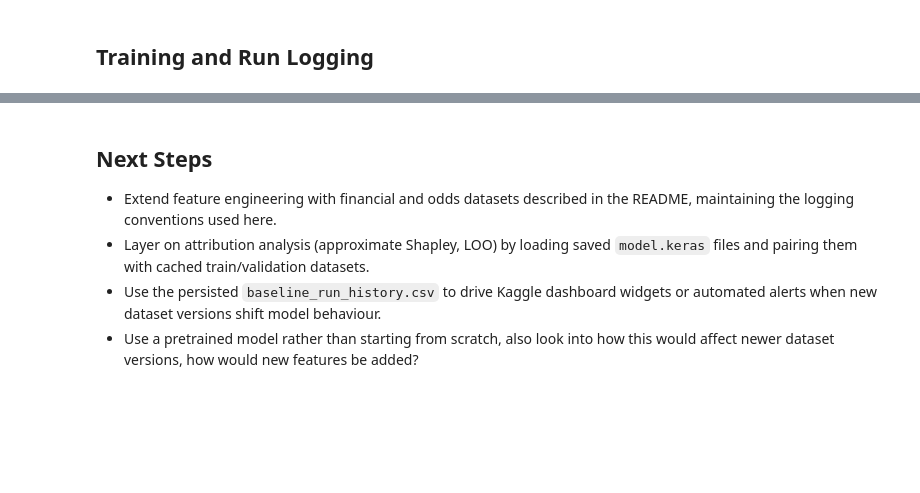
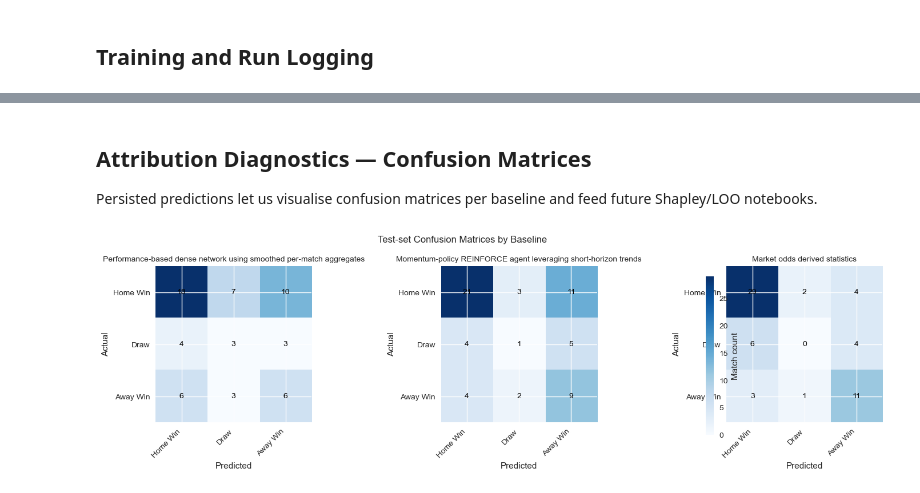
Before and after one commit to Beautiful-Game-Oracle/The-Beautiful-Game-Oracle, a Jupyter notebook: Football Predictor Models.ipynb, the cells around one changed output, grey strips where cells are left out. Drawn from its saved outputs; the diff is of its cells as text; code cells hidden in the pictures; blank space fills up the shorter version.

```diff
--- a/Football Predictor Models.ipynb
+++ b/Football Predictor Models.ipynb
@@ -824,8 +736,6 @@ class PerformanceFeatureView(BaseFeatureView):
             df["log_points_ratio_avg5"] = np.log((df["home_points_avg5"] + self.EPS) / (df["away_points_avg5"] + self.EPS))
             df["log_xg_ratio_avg5"] = np.log((df["home_xg_for_avg5"] + self.EPS) / (df["away_xg_for_avg5"] + self.EPS))
 
-            df["match_day_sin"] = np.sin(2.0 * np.pi * df["match_day_of_year_norm"].fillna(0.0))
-            df["match_day_cos"] = np.cos(2.0 * np.pi * df["match_day_of_year_norm"].fillna(0.0))
 
         if "log_shot_ratio_avg5" not in df.columns and {"home_shots_for_avg5", "away_shots_for_avg5"}.issubset(df.columns):
             df["log_shot_ratio_avg5"] = np.log(
@@ -851,6 +761,24 @@ class PerformanceFeatureView(BaseFeatureView):
         if self._feature_cols is None:
             self.prepare()
             columns = [
+                "home_goal_diff_std5",
+                "away_goal_diff_std5",
+                "goal_diff_std_gap5",
+                "home_goal_diff_exp_decay",
+                "away_goal_diff_exp_decay",
+                "goal_diff_exp_decay_gap",
+                "home_xg_diff_std5",
+                "away_xg_diff_std5",
+                "xg_diff_std_gap5",
+                "home_xg_diff_exp_decay",
+                "away_xg_diff_exp_decay",
+                "xg_diff_exp_decay_gap",
+                "home_shot_diff_std5",
+                "away_shot_diff_std5",
+                "shot_diff_std_gap5",
+                "home_shot_diff_exp_decay",
+                "away_shot_diff_exp_decay",
+                "shot_diff_exp_decay_gap",
                 "home_recent_games_frac",
                 "away_recent_games_frac",
                 "home_shots_for_avg5",
@@ -877,9 +805,6 @@ class PerformanceFeatureView(BaseFeatureView):
                 "elo_gap_pre",
                 "elo_home_expectation",
                 "elo_expectation_gap",
-                "market_vs_elo_edge",
-                "match_day_sin",
-                "match_day_cos",
             ]
             self._feature_cols = unique(select_features(self.df, columns))
         return self._feature_cols
@@ -1760,11 +2012,8 @@ Saved validation accuracy history plot to /kaggle/working/experiments/run_202511
+# %% [markdown]
+## Attribution Diagnostics — Confusion Matrices
+Persisted predictions let us visualise confusion matrices per baseline and feed future Shapley/LOO notebooks.
 # %%
-## Confusion Matrices for each Model
-
-import matplotlib.pyplot as plt
-import numpy as np
-import pandas as pd
-import tensorflow as tf
-from pathlib import Path
+# Visualise confusion matrices for the latest run artefacts
 
 def resolve_run_dir() -> Path:
     if "MODEL_ARTIFACT_DIR" in globals() and MODEL_ARTIFACT_DIR.exists():
@@ -1776,38 +2025,33 @@ def resolve_run_dir() -> Path:
 
 run_dir = resolve_run_dir()
 num_classes = len(CLASS_LABELS)
 fig, axes = plt.subplots(1, len(FEATURE_SETS), figsize=(5 * len(FEATURE_SETS), 4), squeeze=False)
 
 for ax, (baseline_name, spec) in zip(axes.flat, FEATURE_SETS.items()):
     pred_path = run_dir / baseline_name / "test_predictions.csv"
     if not pred_path.exists():
         raise FileNotFoundError(f"Missing predictions at {pred_path}. Run the training cell first.")
     eval_df = pd.read_csv(pred_path)
     cm = tf.math.confusion_matrix(
         eval_df["target"].to_numpy(),
         eval_df["predicted"].to_numpy(),
-        num_classes=num_classes
+        num_classes=num_classes,
     ).numpy()
     im = ax.imshow(cm, cmap="Blues")
     ax.set_title(spec["description"], fontsize=10)
     ax.set_xticks(range(num_classes))
     ax.set_yticks(range(num_classes))
     ax.set_xticklabels(CLASS_LABELS, rotation=45, ha="right")
     ax.set_yticklabels(CLASS_LABELS)
     for i in range(num_classes):
         for j in range(num_classes):
             ax.text(j, i, int(cm[i, j]), ha="center", va="center", color="black")
     ax.set_xlabel("Predicted")
     ax.set_ylabel("Actual")
 
 fig.colorbar(im, ax=axes.ravel().tolist(), shrink=0.9, label="Match count")
 fig.suptitle("Test-set Confusion Matrices by Baseline", y=1.02)
 fig.tight_layout()
 plt.show()
+# %% [output]
+[figure, added]
-# %% [markdown]
-
-## Next Steps
-- Extend feature engineering with financial and odds datasets described in the README, maintaining the logging conventions used here.
-- Layer on attribution analysis (approximate Shapley, LOO) by loading saved `model.keras` files and pairing them with cached train/validation datasets.
-- Use the persisted `baseline_run_history.csv` to drive Kaggle dashboard widgets or automated alerts when new dataset versions shift model behaviour.
-- Use a pretrained model rather than starting from scratch, also look into how this would affect newer dataset versions, how would new features be added?
```
Also changed, not shown: parts of 31 cells of this notebook.
